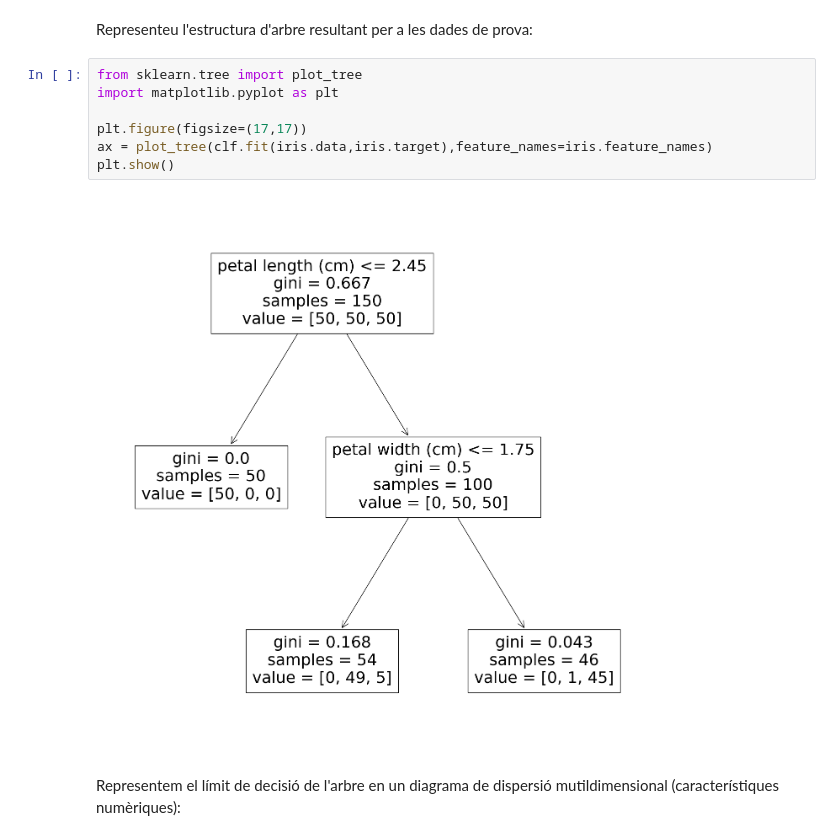
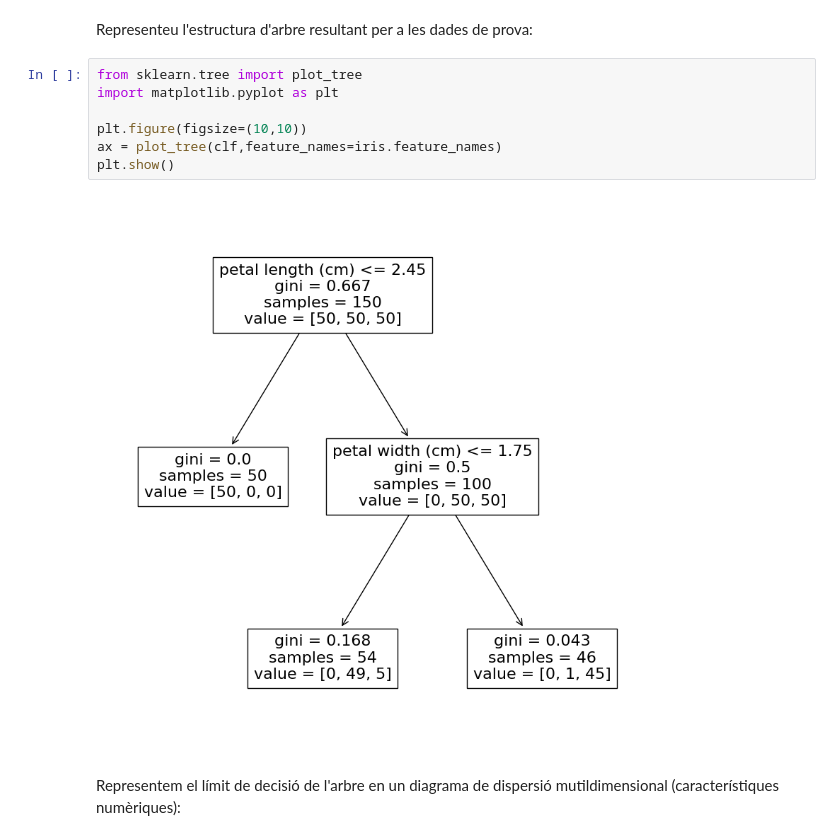
Before and after one commit to raulbenitez/introAI_ICE, a Jupyter notebook: Tema4_Classificació_Supervisada.ipynb, the cells around one changed output. Saved outputs shown, nothing was run; the diff lists cells and outputs as text.

```diff
--- a/Tema4_Classificació_Supervisada.ipynb
+++ b/Tema4_Classificació_Supervisada.ipynb
@@ -566,12 +585,12 @@ Representeu l'estructura d'arbre resultant per a les dades de prova:
 # %%
 from sklearn.tree import plot_tree
 import matplotlib.pyplot as plt
 
-plt.figure(figsize=(17,17))
-ax = plot_tree(clf.fit(iris.data,iris.target),feature_names=iris.feature_names)
+plt.figure(figsize=(10,10))
+ax = plot_tree(clf,feature_names=iris.feature_names)
 plt.show()
 # %% [output]
-[figure, old version]
+[figure, new version]
 # %% [markdown]
 Representem el límit de decisió de l'arbre en un diagrama de dispersió mutildimensional (característiques numèriques):
 # %%
```
Also changed, not shown: parts of 13 cells of this notebook.
